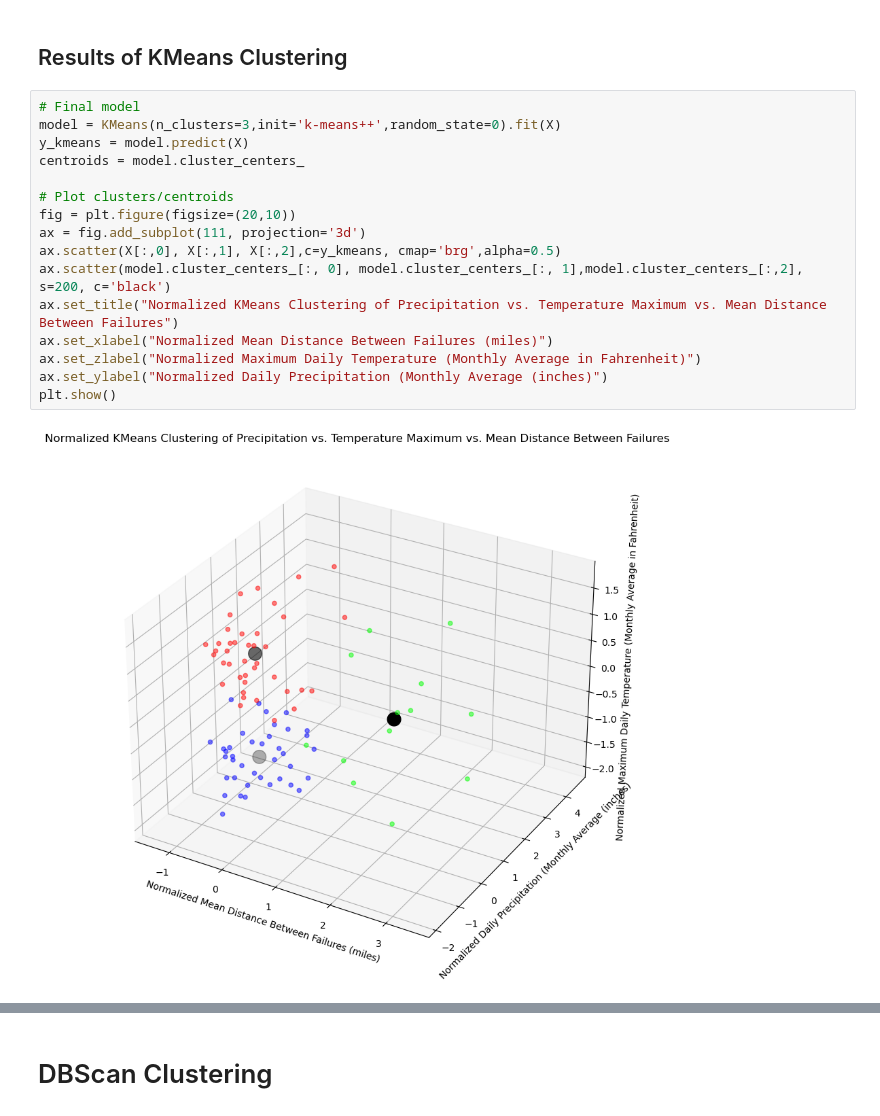
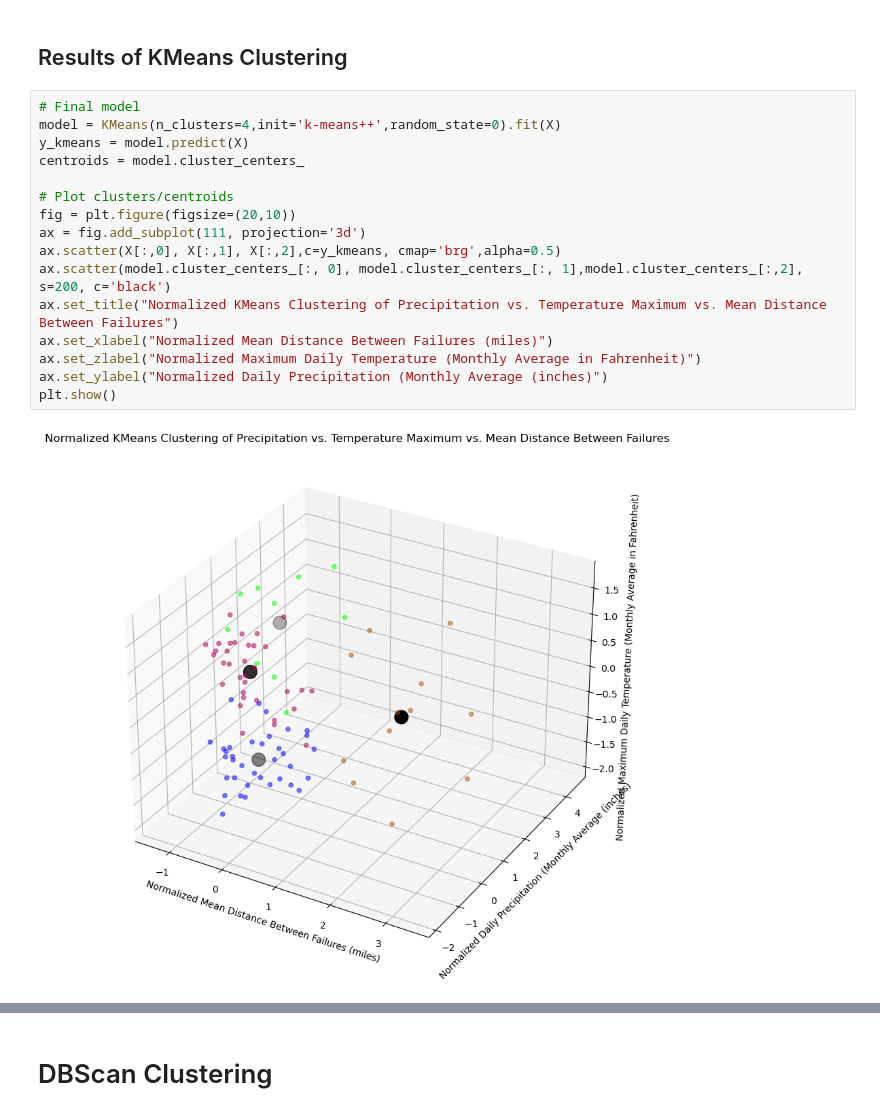
Before and after one commit to anly501/anly-501-project-alexpattarini, a Jupyter notebook: codes/07-Clustering/MTA-Clustering.ipynb, the cells around one changed output, grey strips where cells are left out. Saved outputs shown, nothing was run; the diff lists cells and outputs as text.

```diff
--- a/codes/07-Clustering/MTA-Clustering.ipynb
+++ b/codes/07-Clustering/MTA-Clustering.ipynb
@@ -147,19 +157,19 @@ Conclusion of num clusters chosen (3)
 ## Results of KMeans Clustering
 # %%
 # Final model
-model = KMeans(n_clusters=3,init='k-means++',random_state=0).fit(X)
+model = KMeans(n_clusters=4,init='k-means++',random_state=0).fit(X)
 y_kmeans = model.predict(X)
 centroids = model.cluster_centers_
 
 # Plot clusters/centroids
 fig = plt.figure(figsize=(20,10))
 ax = fig.add_subplot(111, projection='3d')
 ax.scatter(X[:,0], X[:,1], X[:,2],c=y_kmeans, cmap='brg',alpha=0.5)
 ax.scatter(model.cluster_centers_[:, 0], model.cluster_centers_[:, 1],model.cluster_centers_[:,2], s=200, c='black')
 ax.set_title("Normalized KMeans Clustering of Precipitation vs. Temperature Maximum vs. Mean Distance Between Failures")
 ax.set_xlabel("Normalized Mean Distance Between Failures (miles)")
 ax.set_zlabel("Normalized Maximum Daily Temperature (Monthly Average in Fahrenheit)")
 ax.set_ylabel("Normalized Daily Precipitation (Monthly Average (inches)")
 plt.show()
 # %% [output]
-[figure, old version]
+[figure, new version]
```
Also changed, not shown: parts of 32 cells of this notebook, 14 other files.
